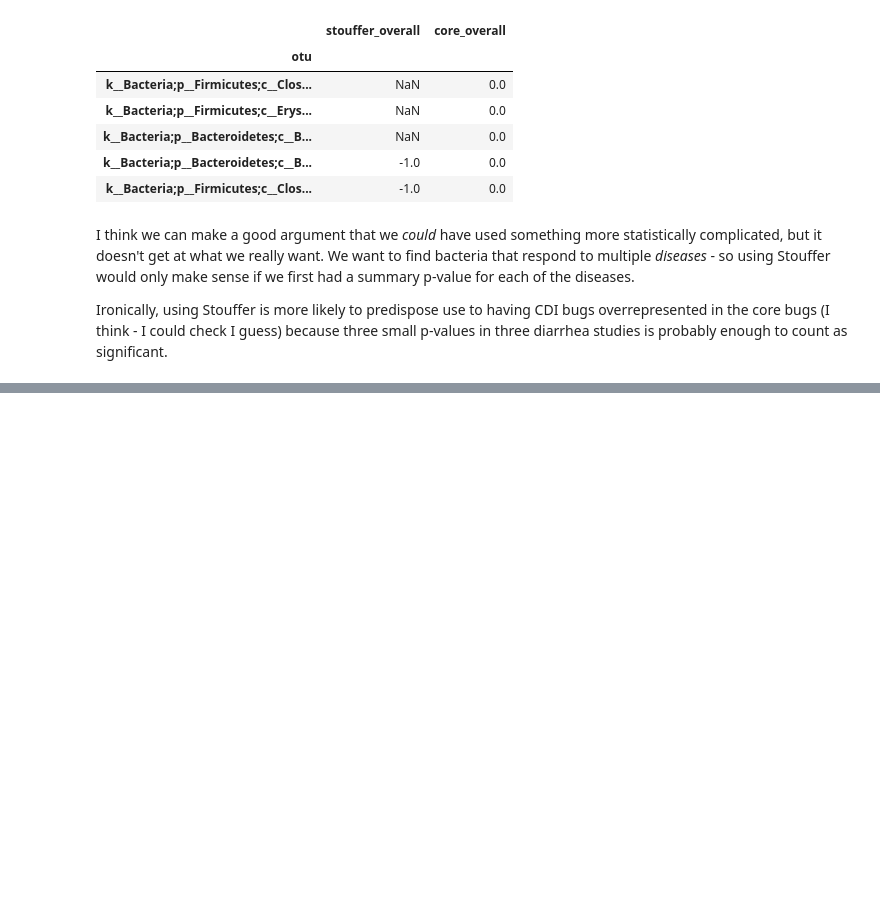
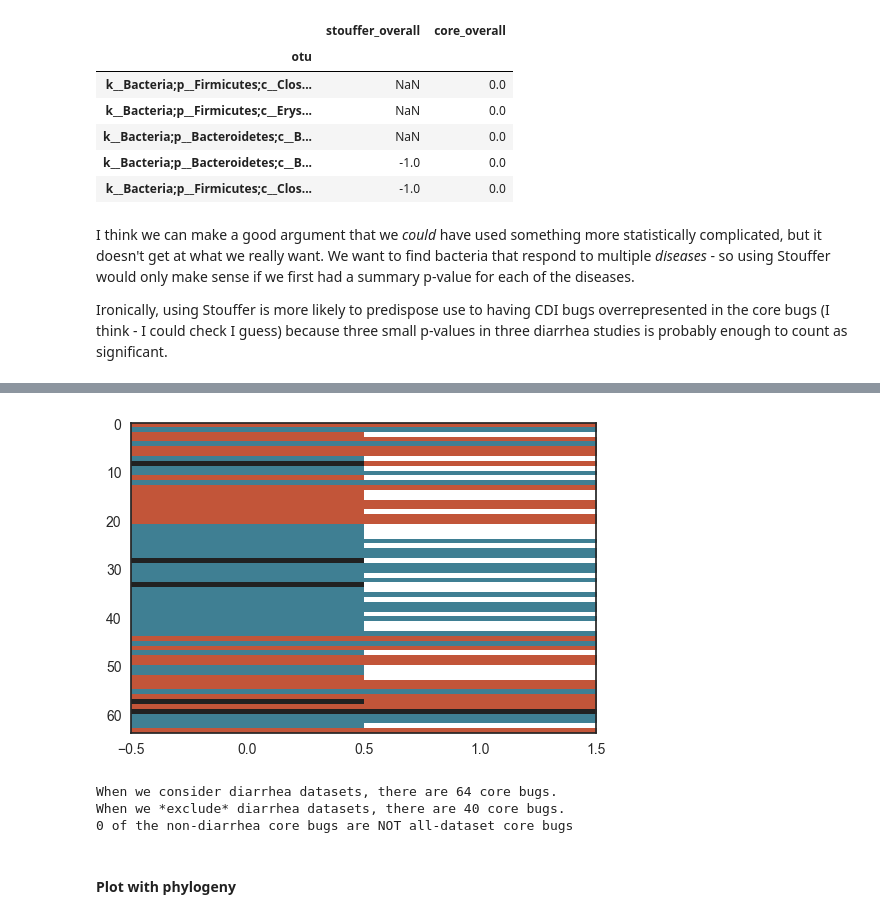
Before and after one commit to cduvallet/microbiomeHD, a Jupyter notebook: src/exploration/2017-06-21.reviewer_comments_info.ipynb, the cells around one changed output, grey strips where cells are left out. Cells and saved outputs as stored; diff of their text form; code cells hidden in the pictures; blank space fills up the shorter version.

Commit message:
core bugs without diarrhea datasets

```diff
--- a/src/exploration/2017-06-21.reviewer_comments_info.ipynb
+++ b/src/exploration/2017-06-21.reviewer_comments_info.ipynb
@@ -321,0 +326,11 @@ Ironically, using Stouffer is more likely to predispose use to having CDI bugs o
+# %%
+fn_with_cdi = '../../data/analysis_results/meta.counting.q-0.05.2_diseases.across_all_diseases.sig_ordered.txt'
+fn_no_cdi = '../../data/analysis_results/meta.counting.q-0.05.2_diseases.across_all_diseases_except_cdi.sig_ordered.txt'
+
+cdi_core = pd.read_csv(fn_with_cdi, sep='\t', index_col=0)
+cdi_core.columns = ['with_cdi']
+nocdi_core = pd.read_csv(fn_no_cdi, sep='\t', index_col=0)
+nocdi_core.columns = ['without_cdi']
+
+core_both = pd.merge(cdi_core, nocdi_core, left_index=True, right_index=True)
+core_both.dropna(how='all').head()
@@ -321,0 +344,22 @@ Ironically, using Stouffer is more likely to predispose use to having CDI bugs o
+# %%
+sns.set_style('white')
+fig, ax = plt.subplots()
+
+# Left column is Stouffer results, right column is heuristic
+cax = ax.imshow(core_both.dropna(how='all').values, interpolation='nearest',
+                        aspect='auto',
+                        cmap=sns.diverging_palette(220,20,as_cmap=True, center='dark'))
+# %% [output]
+[figure, added]
+# %%
+cdi_bugs = cdi_core.dropna().index.tolist()
+nocdi_bugs = nocdi_core.dropna().index.tolist()
+print('When we consider diarrhea datasets, there are {} core bugs.'.format(len(cdi_bugs)))
+print('When we *exclude* diarrhea datasets, there are {} core bugs.'.format(len(nocdi_bugs)))
+print('{} of the non-diarrhea core bugs are NOT all-dataset core bugs'.format(len([i for i in nocdi_bugs if i not in cdi_bugs])))
+# %% [output]
+When we consider diarrhea datasets, there are 64 core bugs.
+When we *exclude* diarrhea datasets, there are 40 core bugs.
+0 of the non-diarrhea core bugs are NOT all-dataset core bugs
+# %% [markdown]
+#### Plot with phylogeny
```
Also changed, not shown: parts of 5 cells of this notebook, 1 other file.
